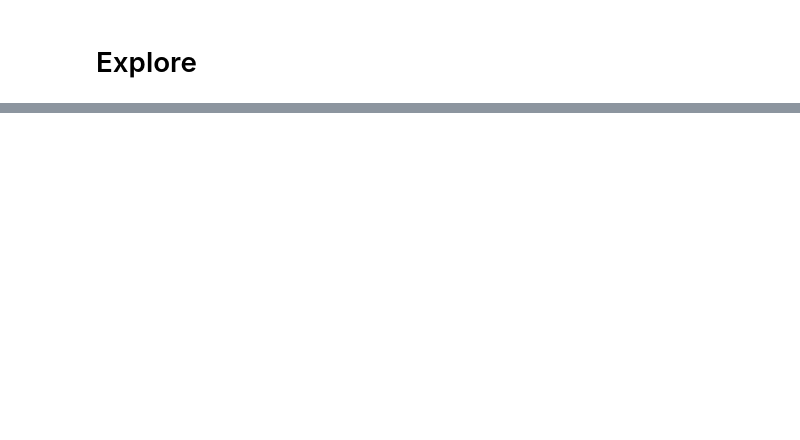
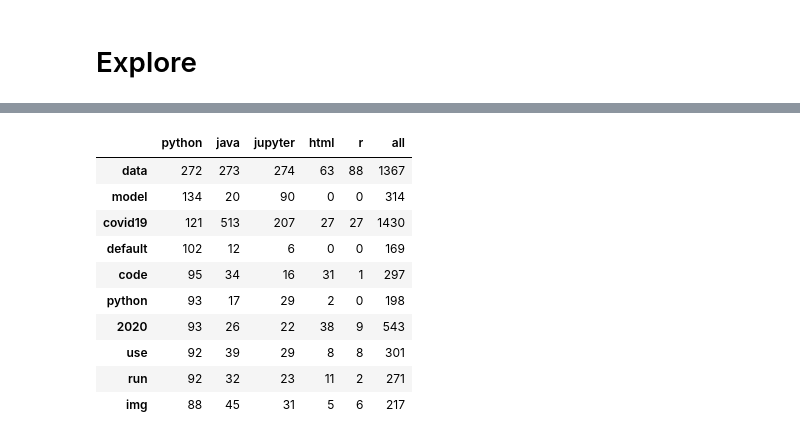
Before and after one commit to NLP-Project-CRT/NLP-Project, a Jupyter notebook: Tasha Initial.ipynb, the cells around one changed output, grey strips where cells are left out. Drawn from its saved outputs; the diff is of its cells as text; code cells hidden in the pictures; blank space fills up the shorter version.

```diff
--- a/Tasha Initial.ipynb
+++ b/Tasha Initial.ipynb
@@ -29,2 +123,17 @@ df.head()
+# %%
+#clean java only
+java_words = clean(' '.join(df[df.language == 'JavaScript'].stopwords_removed))
+
+#clean Jupyter Notebook only
+jupyter_words = clean(' '.join(df[df.language == 'Jupyter Notebook'].stopwords_removed))
+
+#html clean only
+html_words = clean(' '.join(df[df.language == 'HTML'].stopwords_removed))
+
+#r clean only
+r_words = clean(' '.join(df[df.language == 'R'].stopwords_removed))
+
+#all clean text
+all_words = clean(' '.join(df.stopwords_removed))
 # %% [markdown]
 # Explore
@@ -48,0 +202,21 @@ c_words = clean(' '.join(df[df.label == 'C++'].clean))
+# %%
+#combine all frequency into single Series
+word_counts = pd.concat([python_freq, java_freq, jupyter_freq, html_freq, r_freq, all_freq], axis=1).fillna(0).astype(int)
+
+#word count for each language type
+word_counts.columns = ['python', 'java', 'jupyter', 'html', 'r', 'all']
+
+#take a look
+word_counts.head(10)
+# %% [output]
+|  | python | java | jupyter | html | r | all |
+| data | 272 | 273 | 274 | 63 | 88 | 1367 |
+| model | 134 | 20 | 90 | 0 | 0 | 314 |
+| covid19 | 121 | 513 | 207 | 27 | 27 | 1430 |
+| default | 102 | 12 | 6 | 0 | 0 | 169 |
+| code | 95 | 34 | 16 | 31 | 1 | 297 |
+| python | 93 | 17 | 29 | 2 | 0 | 198 |
+| 2020 | 93 | 26 | 22 | 38 | 9 | 543 |
+| use | 92 | 39 | 29 | 8 | 8 | 301 |
+| run | 92 | 32 | 23 | 11 | 2 | 271 |
+| img | 88 | 45 | 31 | 5 | 6 | 217 |
```
Also changed, not shown: parts of 23 cells of this notebook.
